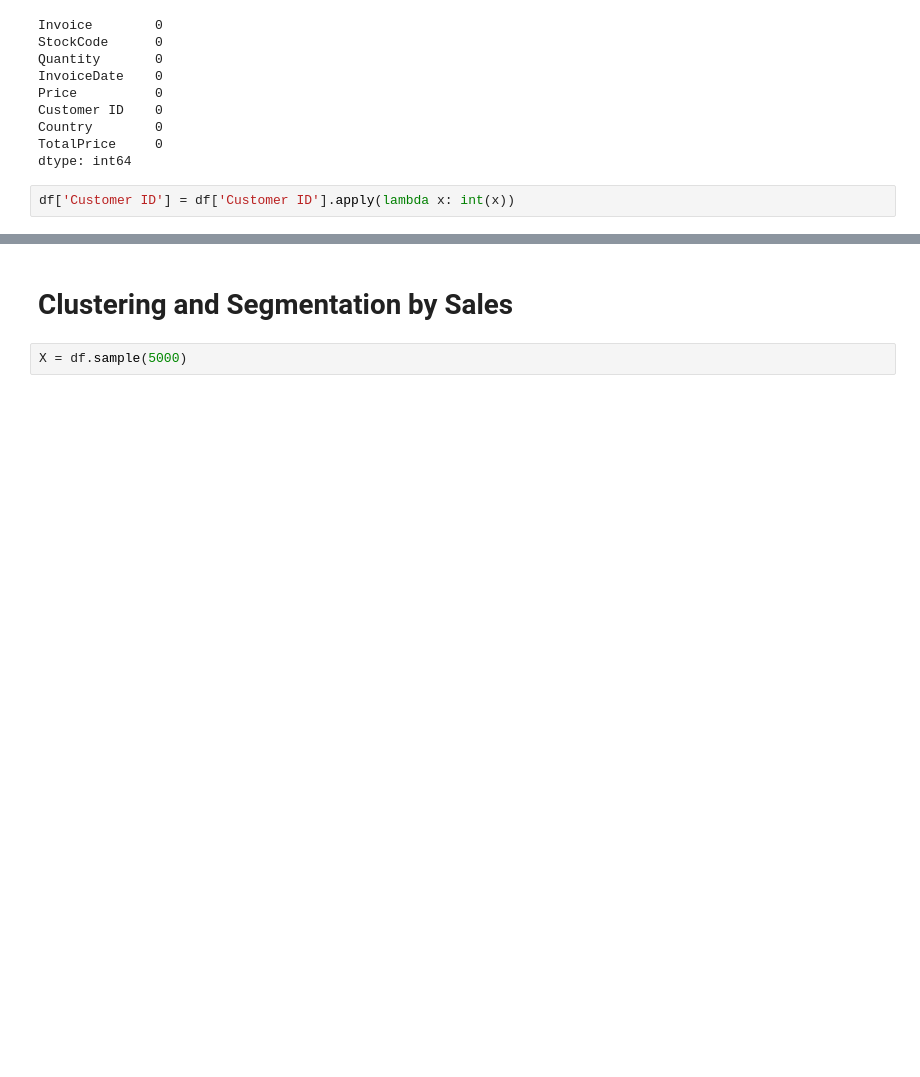
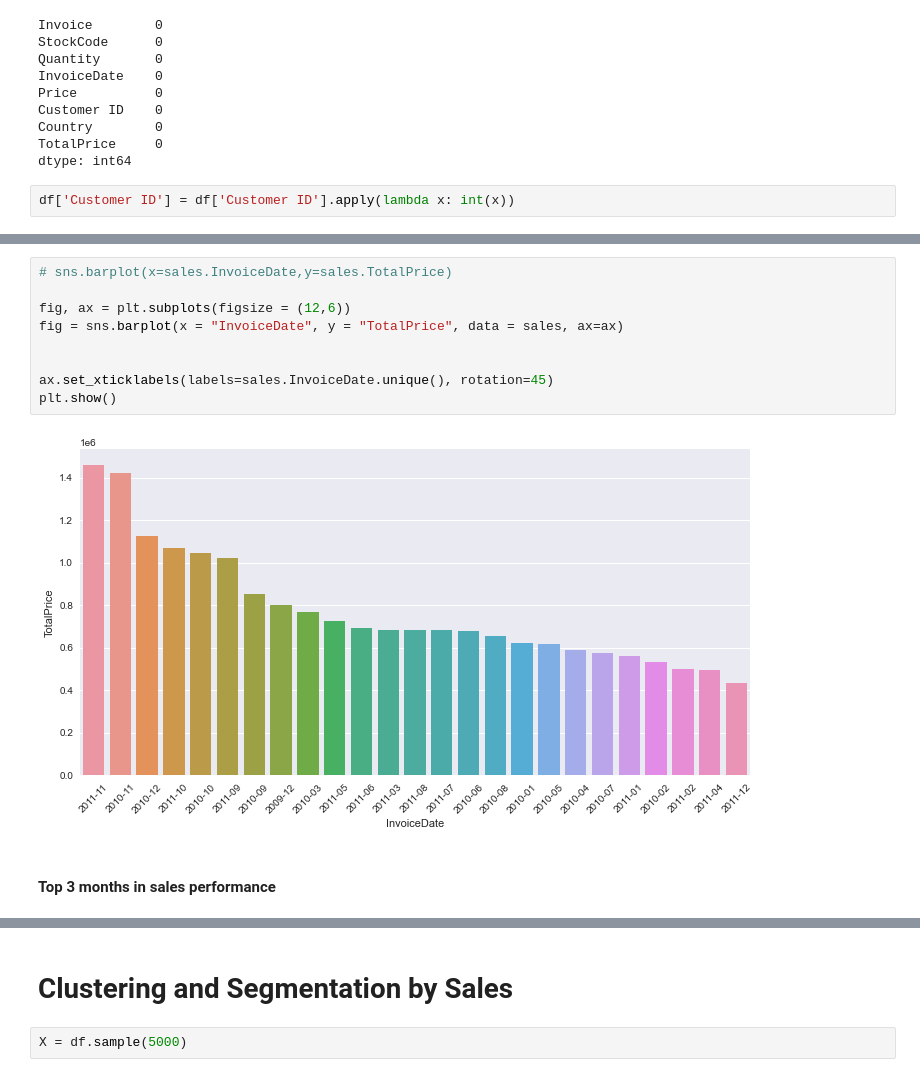
Before and after one commit to byaliensforaliens/RetailAnalysis, a Jupyter notebook: notebook_retail.ipynb, the cells around one changed output, grey strips where cells are left out. Saved outputs shown, nothing was run; the diff lists cells and outputs as text; blank space fills up the shorter version.

```diff
--- a/notebook_retail.ipynb
+++ b/notebook_retail.ipynb
@@ -175,0 +151,13 @@ rfm.head()
+# %%
+# sns.barplot(x=sales.InvoiceDate,y=sales.TotalPrice)
+
+fig, ax = plt.subplots(figsize = (12,6))
+fig = sns.barplot(x = "InvoiceDate", y = "TotalPrice", data = sales, ax=ax)
+
+
+ax.set_xticklabels(labels=sales.InvoiceDate.unique(), rotation=45)
+plt.show()
+# %% [output]
+[figure, added]
+# %% [markdown]
+#### Top 3 months in sales performance
```
Also changed, not shown: parts of 31 cells of this notebook.
